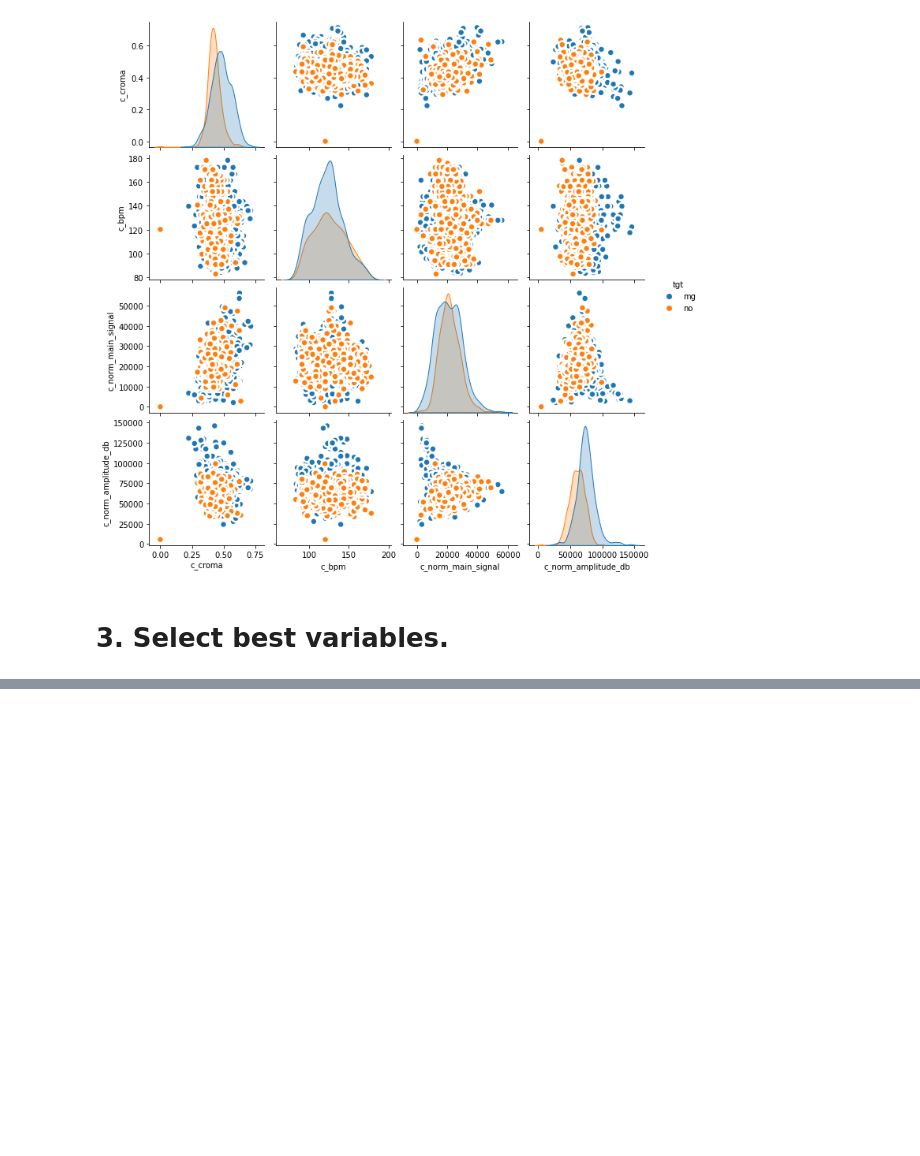
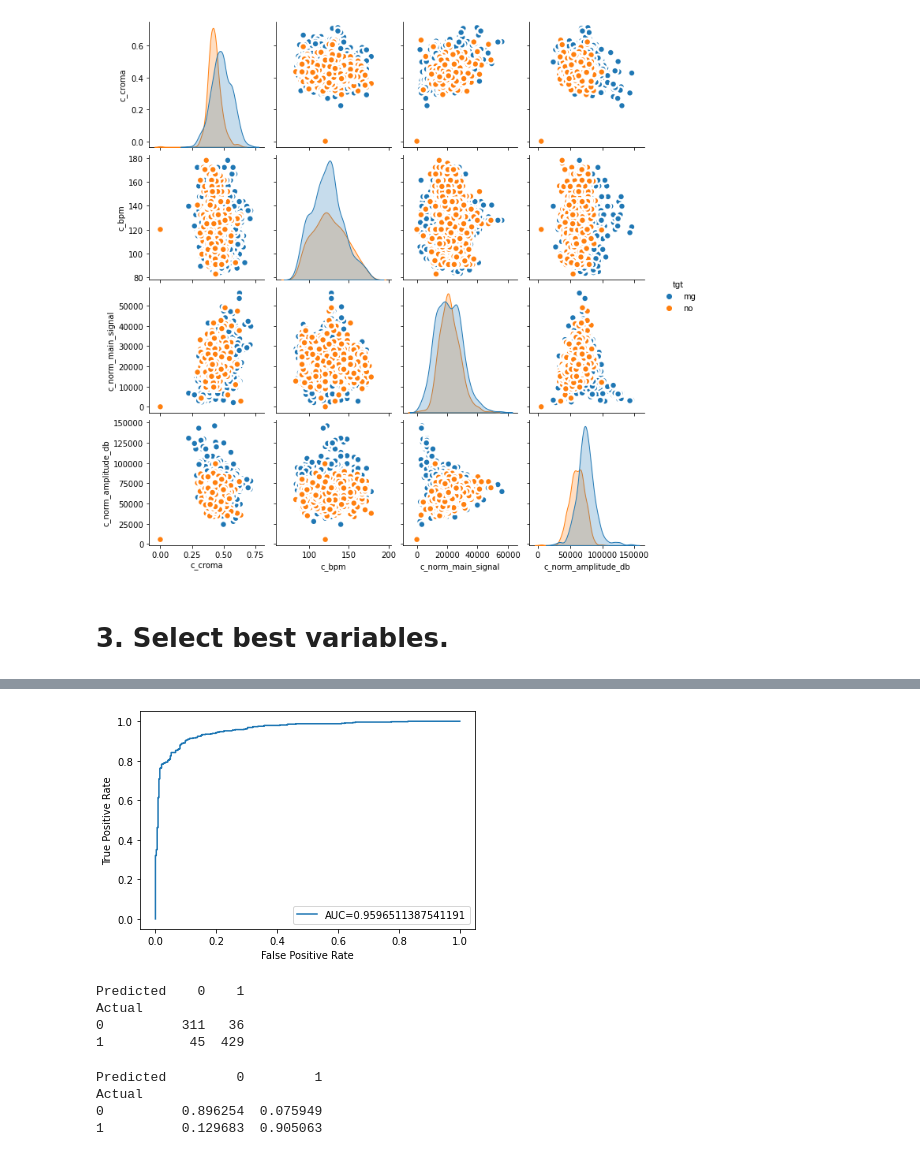
Before and after one commit to SPQR14/super_aproval_project, a Jupyter notebook: user_nb/M2 - modelación_supervisada_new_hope - completo.ipynb, the cells around one changed output, grey strips where cells are left out. Saved outputs shown, nothing was run; the diff lists cells and outputs as text; code cells hidden in the pictures; blank space fills up the shorter version.

```diff
--- a/user_nb/M2 - modelación_supervisada_new_hope - completo.ipynb
+++ b/user_nb/M2 - modelación_supervisada_new_hope - completo.ipynb
@@ -117,0 +329,25 @@ z = kb.fit_transform(Xt, yt)
+# %%
+auc = metrics.roc_auc_score(yt, cerebro.predict_proba(Xt)[::,1])
+plt.plot(fpr,tpr,label="AUC="+str(auc))
+plt.ylabel('True Positive Rate')
+plt.xlabel('False Positive Rate')
+plt.legend(loc=4)
+plt.show()
+# %% [output]
+[figure, added]
+# %%
+df_confusion = pd.crosstab(yt, cerebro.predict(Xt), rownames=['Actual'], colnames=['Predicted'], margins= False)
+print(df_confusion)
+# %% [output]
+Predicted    0    1
+Actual
+0          311   36
+1           45  429
+# %%
+df_conf_norm = df_confusion / df_confusion.sum(axis=1)
+print(df_conf_norm)
+# %% [output]
+Predicted         0         1
+Actual
+0          0.896254  0.075949
+1          0.129683  0.905063
```
Also changed, not shown: parts of 55 cells of this notebook, 2 other files.
